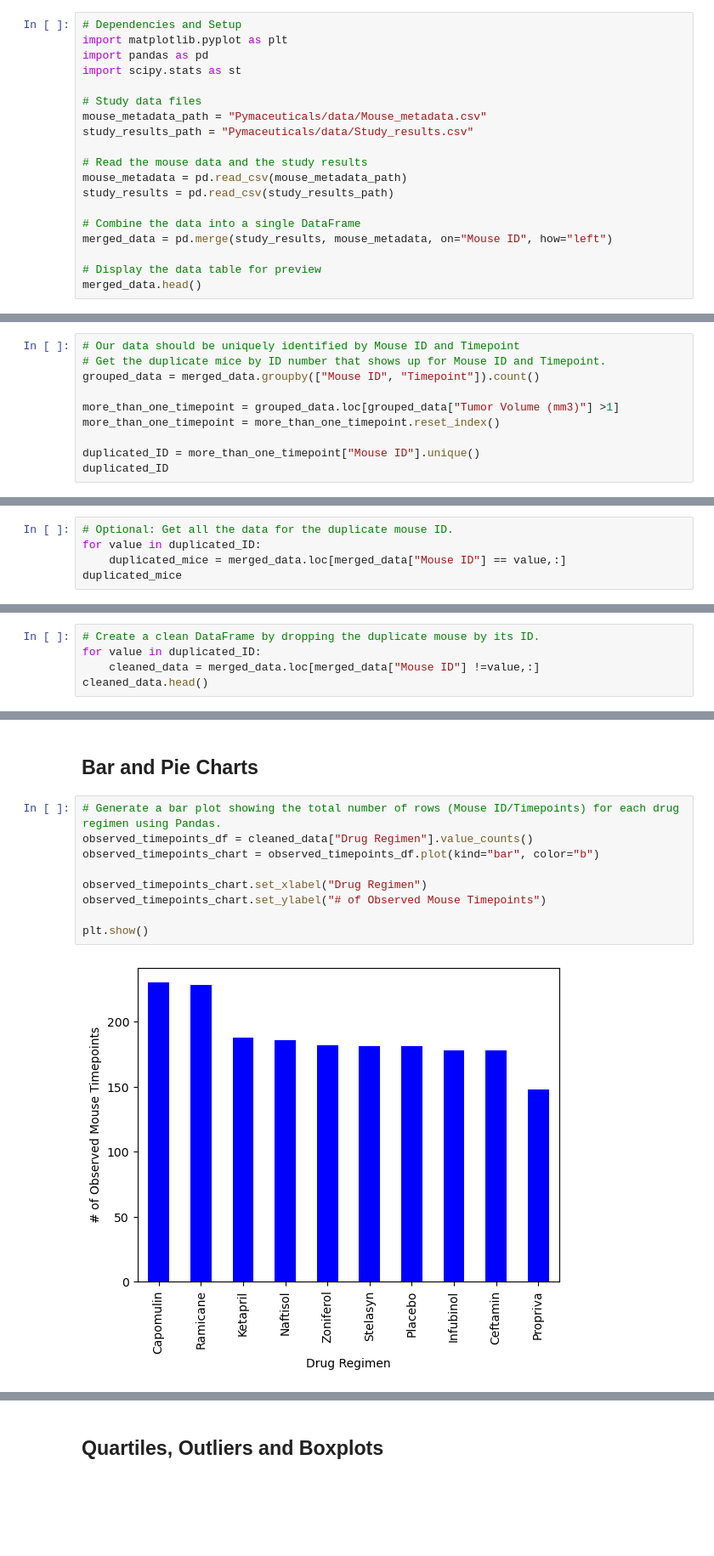
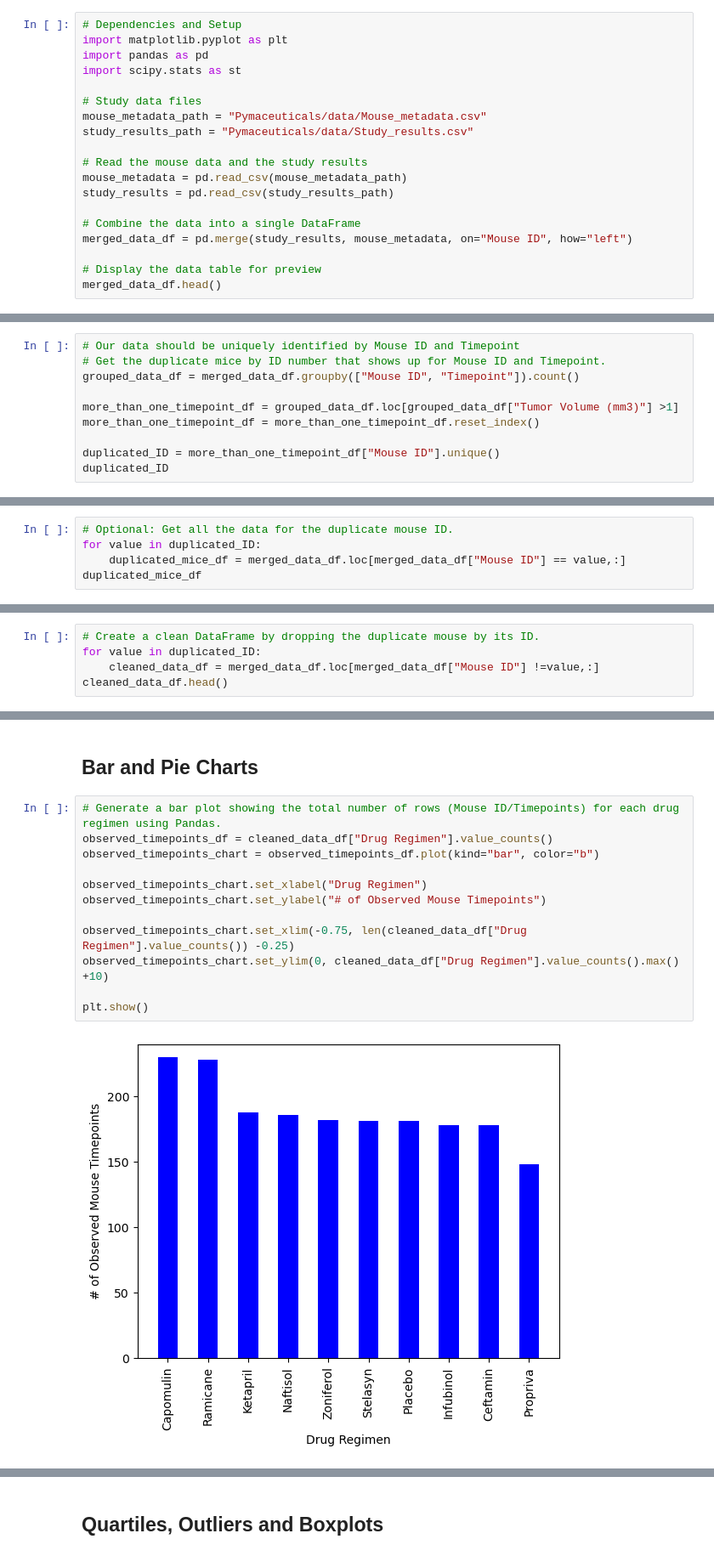
Before and after one commit to ddaniel2024/Module-5-Data-Visualisation, a Jupyter notebook: pymaceuticals_main.ipynb, the cells around one changed output, grey strips where cells are left out. Shown: that part at 85% size. Drawn from its saved outputs; the diff is of its cells as text; blank space fills up the shorter version.

Commit message:
added x and y lims for pandas bar chart

```diff
--- a/pymaceuticals_main.ipynb
+++ b/pymaceuticals_main.ipynb
@@ -20,10 +20,10 @@ mouse_metadata = pd.read_csv(mouse_metadata_path)
 study_results = pd.read_csv(study_results_path)
 
 # Combine the data into a single DataFrame
-merged_data = pd.merge(study_results, mouse_metadata, on="Mouse ID", how="left")
+merged_data_df = pd.merge(study_results, mouse_metadata, on="Mouse ID", how="left")
 
 # Display the data table for preview
-merged_data.head()
+merged_data_df.head()
 # %% [output]
 |  | Mouse ID | Timepoint | Tumor Volume (mm3) | Metastatic Sites | Drug Regimen | Sex | Age_months | ... |
 | 0 | b128 | 0 | 45.0 | 0 | Capomulin | Female | 9 | ... |
@@ -39,20 +39,20 @@ len(merged_data["Mouse ID"].unique())
 # %%
 # Our data should be uniquely identified by Mouse ID and Timepoint
 # Get the duplicate mice by ID number that shows up for Mouse ID and Timepoint.
-grouped_data = merged_data.groupby(["Mouse ID", "Timepoint"]).count()
+grouped_data_df = merged_data_df.groupby(["Mouse ID", "Timepoint"]).count()
 
-more_than_one_timepoint = grouped_data.loc[grouped_data["Tumor Volume (mm3)"] >1]
-more_than_one_timepoint = more_than_one_timepoint.reset_index()
+more_than_one_timepoint_df = grouped_data_df.loc[grouped_data_df["Tumor Volume (mm3)"] >1]
+more_than_one_timepoint_df = more_than_one_timepoint_df.reset_index()
 
-duplicated_ID = more_than_one_timepoint["Mouse ID"].unique()
+duplicated_ID = more_than_one_timepoint_df["Mouse ID"].unique()
 duplicated_ID
 # %% [output]
 array(['g989'], dtype=object)
 # %%
 # Optional: Get all the data for the duplicate mouse ID.
 for value in duplicated_ID:
-    duplicated_mice = merged_data.loc[merged_data["Mouse ID"] == value,:]
-duplicated_mice
+    duplicated_mice_df = merged_data_df.loc[merged_data_df["Mouse ID"] == value,:]
+duplicated_mice_df
 # %% [output]
 |  | Mouse ID | Timepoint | Tumor Volume (mm3) | Metastatic Sites | Drug Regimen | Sex | Age_months | ... |
 | 107 | g989 | 0 | 45.000000 | 0 | Propriva | Female | 21 | ... |
@@ -71,8 +71,8 @@ duplicated_mice
 # %%
 # Create a clean DataFrame by dropping the duplicate mouse by its ID.
 for value in duplicated_ID:
-    cleaned_data = merged_data.loc[merged_data["Mouse ID"] !=value,:]
-cleaned_data.head()
+    cleaned_data_df = merged_data_df.loc[merged_data_df["Mouse ID"] !=value,:]
+cleaned_data_df.head()
 # %% [output]
 |  | Mouse ID | Timepoint | Tumor Volume (mm3) | Metastatic Sites | Drug Regimen | Sex | Age_months | ... |
 | 0 | b128 | 0 | 45.0 | 0 | Capomulin | Female | 9 | ... |
@@ -145,14 +144,17 @@ summary_df_2
 ## Bar and Pie Charts
 # %%
 # Generate a bar plot showing the total number of rows (Mouse ID/Timepoints) for each drug regimen using Pandas.
-observed_timepoints_df = cleaned_data["Drug Regimen"].value_counts()
+observed_timepoints_df = cleaned_data_df["Drug Regimen"].value_counts()
 observed_timepoints_chart = observed_timepoints_df.plot(kind="bar", color="b")
 
 observed_timepoints_chart.set_xlabel("Drug Regimen")
 observed_timepoints_chart.set_ylabel("# of Observed Mouse Timepoints")
 
+observed_timepoints_chart.set_xlim(-0.75, len(cleaned_data_df["Drug Regimen"].value_counts()) -0.25)
+observed_timepoints_chart.set_ylim(0, cleaned_data_df["Drug Regimen"].value_counts().max() +10)
+
 plt.show()
 # %% [output]
-[figure, old version]
+[figure, new version]
 # %%
 # Generate a bar plot showing the total number of rows (Mouse ID/Timepoints) for each drug regimen using pyplot.
```
Also changed, not shown: parts of 11 cells of this notebook, 1 other file.
